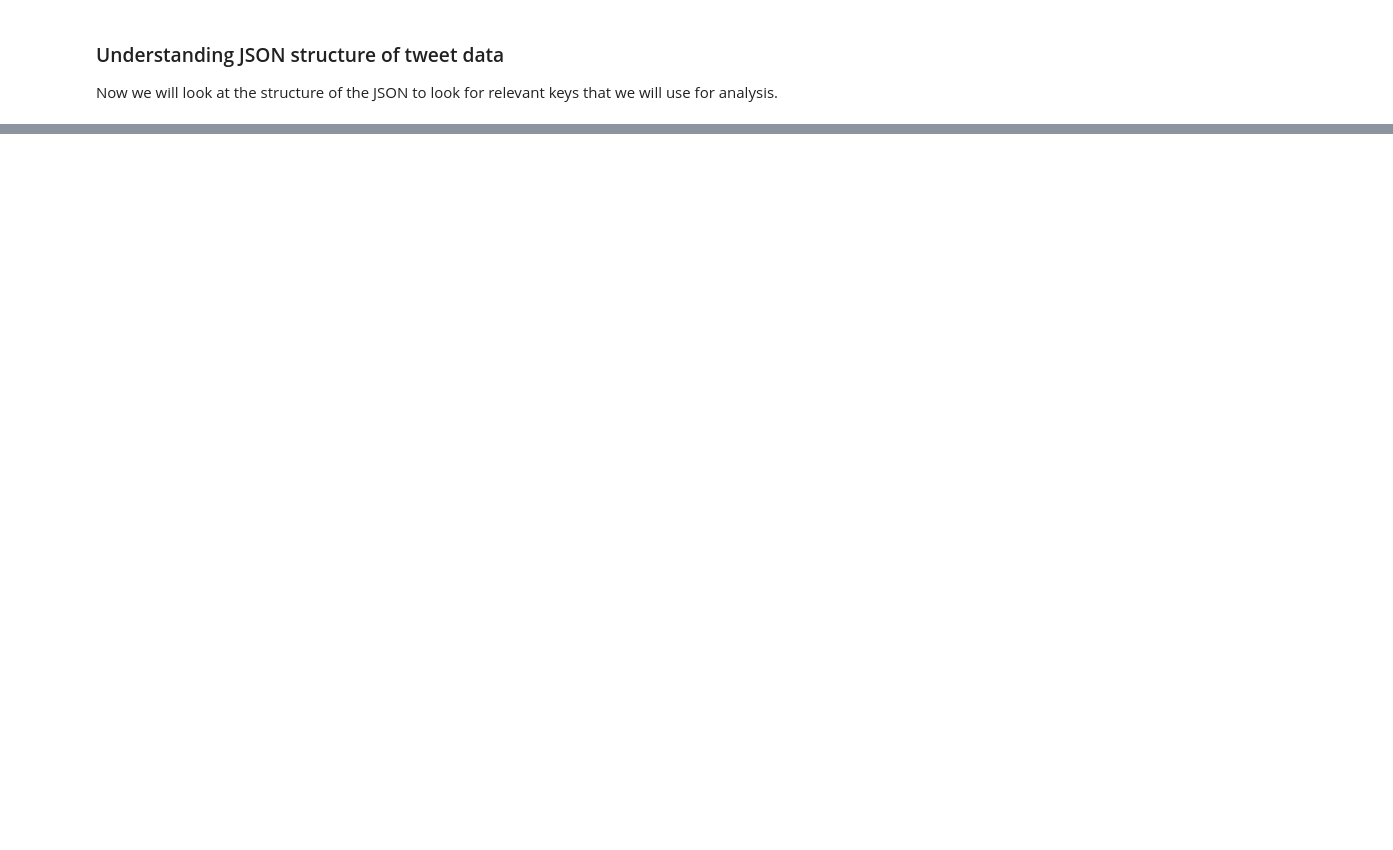
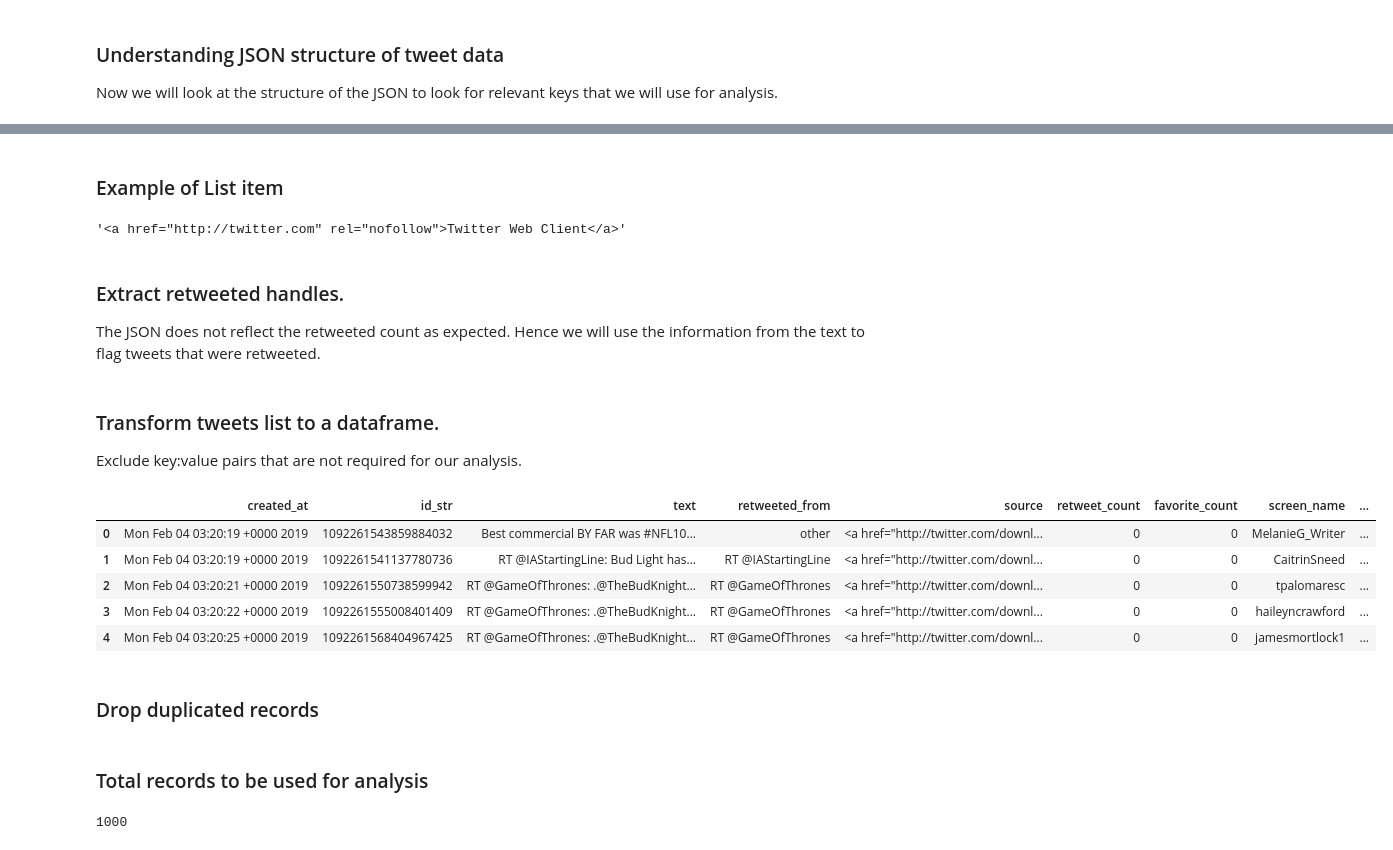
Before and after one commit to swatisingh0107/TwitterDataAnalysis, a Jupyter notebook: Twitter Data Analysis v2.ipynb, the cells around one changed output, grey strips where cells are left out. Cells and saved outputs as stored; diff of their text form; code cells hidden in the pictures; blank space fills up the shorter version.

```diff
--- a/Twitter Data Analysis v2.ipynb
+++ b/Twitter Data Analysis v2.ipynb
@@ -25,7 +25,7 @@ import json
 import pandas as pd
 import matplotlib.pyplot as plt
 # %%
-JSONdata='C:\\Users\\swati\\Google Drive\\Superbowl\\Dataset\\SuperbowlJS.json'
+JSONdata='C:\\Users\\swati\\Google Drive\\Superbowl\\SuperbowlJS.json'
 # %% [markdown]
 ### Read JSON data to a list
 Now we will read twitter JSON file into a list 'tweets'. Please note Twitter JSON is encoded using UTF-8 characters. Hence the parser should be able to decode the JSON file accurately.
@@ -54,0 +73,50 @@ print(json.dumps(tweet, indent=4))
+# %% [markdown]
+### Example of List item
+# %%
+tweet['source']
+# %% [output]
+'<a href="http://twitter.com" rel="nofollow">Twitter Web Client</a>'
+# %% [markdown]
+### Extract retweeted handles.
+The JSON does not reflect the retweeted count as expected. Hence we will use the information from the text to flag tweets that were retweeted.
+# %%
+for tweet in tweets:
+    if 'RT @' in tweet['text']:
+        tweet['retweeted_from'] = tweet['text'].split(':',1)[0]
+#         tweet['text']= tweet['text'].split(':',1)[1]
+    else:
+        tweet['retweeted_from'] = 'other'
+# %% [markdown]
+### Transform tweets list to a dataframe.
+Exclude key:value pairs that are not required for our analysis.
+# %%
+
+column_list=['created_at','id_str','text','retweeted_from','source','retweet_count','favorite_count',
+             'screen_name','followers_count','longitude','latitude']
+
+tweet_data = []
+for tweet in tweets:
+    tweet_data.append([tweet[key] for key in column_list[:-4]])
+    tweet_data[-1].append(tweet['user']['screen_name'])
+    tweet_data[-1].append(tweet['user']['followers_count'])
+#     if 'extended_tweet' in tweet.keys():
+#         tweet_data[-1].append(tweet['extended_tweet']['full_text'])
+#     else:
+#         tweet_data[-1].append("None")
+
+    if 'derived' in tweet['user'].keys():
+        tweet_data[-1].append(tweet['user']['derived']['locations'][0]['geo']['coordinates'][0])
+        tweet_data[-1].append(tweet['user']['derived']['locations'][0]['geo']['coordinates'][1])
+
+
+data = pd.DataFrame(tweet_data, columns=column_list)
+data.head()
+# %% [output]
+|  | created_at | id_str | text | retweeted_from | source | retweet_count | favorite_count | screen_name | ... |
+| 0 | Mon Feb 04 03:20:19 +0000 2019 | 1092261543859884032 | Best commercial BY FAR was #NFL10... | other | <a href="http://twitter.com/downl... | 0 | 0 | MelanieG_Writer | ... |
+| 1 | Mon Feb 04 03:20:19 +0000 2019 | 1092261541137780736 | RT @IAStartingLine: Bud Light has... | RT @IAStartingLine | <a href="http://twitter.com/downl... | 0 | 0 | CaitrinSneed | ... |
+| 2 | Mon Feb 04 03:20:21 +0000 2019 | 1092261550738599942 | RT @GameOfThrones: .@TheBudKnight... | RT @GameOfThrones | <a href="http://twitter.com/downl... | 0 | 0 | tpalomaresc | ... |
+| 3 | Mon Feb 04 03:20:22 +0000 2019 | 1092261555008401409 | RT @GameOfThrones: .@TheBudKnight... | RT @GameOfThrones | <a href="http://twitter.com/downl... | 0 | 0 | haileyncrawford | ... |
+| 4 | Mon Feb 04 03:20:25 +0000 2019 | 1092261568404967425 | RT @GameOfThrones: .@TheBudKnight... | RT @GameOfThrones | <a href="http://twitter.com/downl... | 0 | 0 | jamesmortlock1 | ... |
+# %% [markdown]
+### Drop duplicated records
@@ -54,0 +125,6 @@ print(json.dumps(tweet, indent=4))
+# %% [markdown]
+### Total records to be used for analysis
+# %%
+len(data)
+# %% [output]
+1000
```
Also changed, not shown: parts of 32 cells of this notebook.
